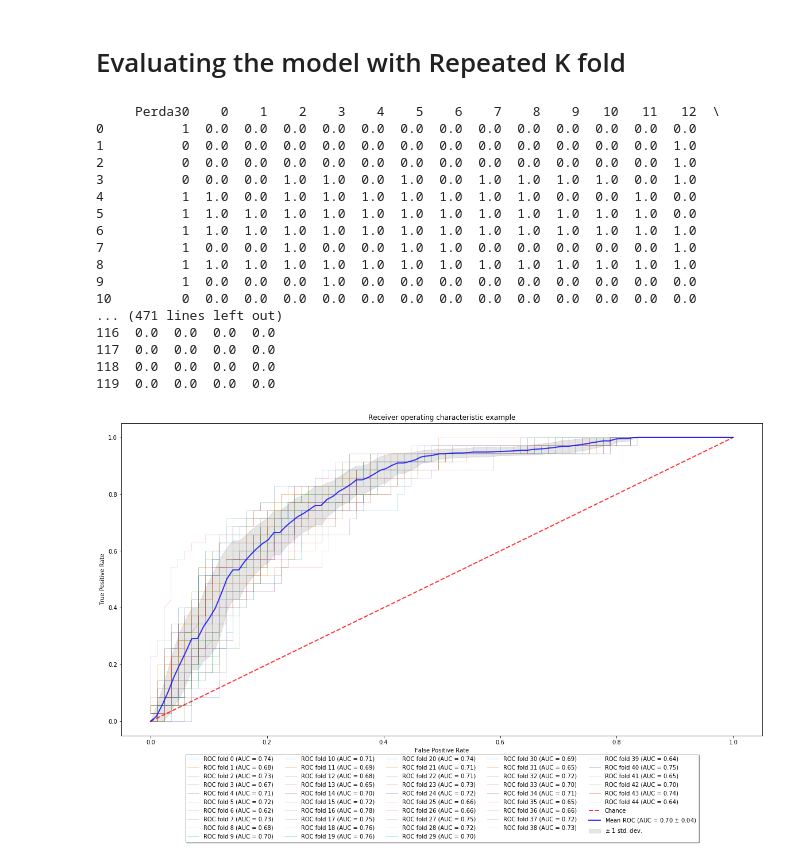
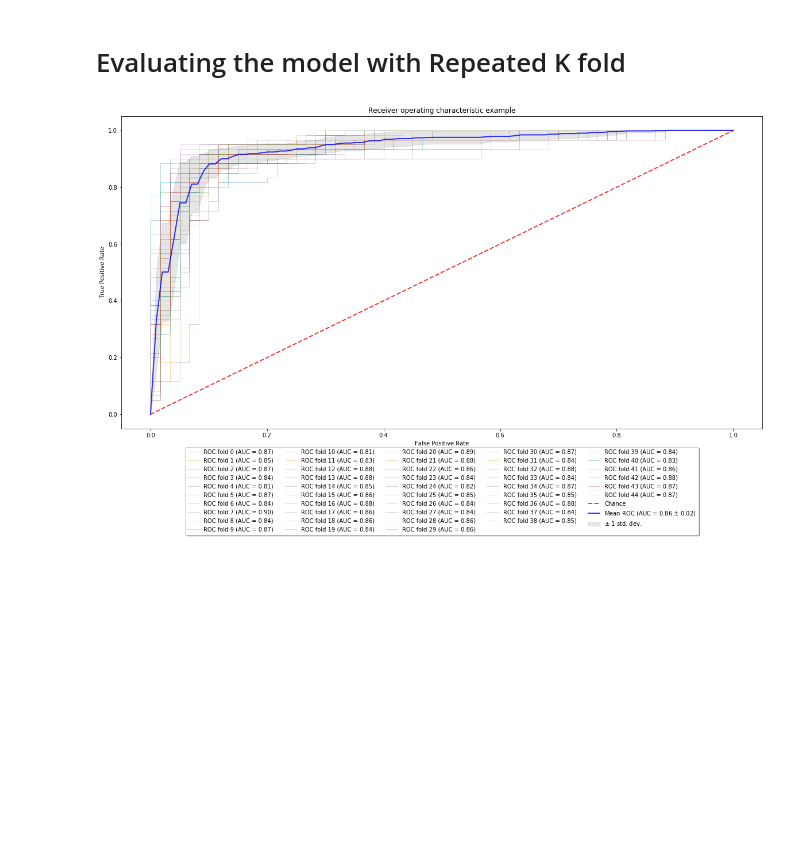
Before and after one commit to giovanimachado/mSc, a Jupyter notebook: mlModelsRandomForestKFoldLooRepeated.ipynb, the cells around one changed output. Cells and saved outputs as stored; diff of their text form; code cells hidden in the pictures; blank space fills up the shorter version.

Commit message:
Use train and validation with cross validation.

```diff
--- a/mlModelsRandomForestKFoldLooRepeated.ipynb
+++ b/mlModelsRandomForestKFoldLooRepeated.ipynb
@@ -268,11 +275,13 @@ RandomForestClassifier(bootstrap=False, class_weight=None,
+# %%
+max_depth=5
 # %%
 final_model = RandomForestClassifier(bootstrap=False, class_weight=None,
-            criterion='entropy', max_depth=6, max_features='auto',
+            criterion='entropy', max_depth=max_depth, max_features='auto',
             max_leaf_nodes=None, min_impurity_decrease=0.0,
             min_impurity_split=None, min_samples_leaf=1,
             min_samples_split=2, min_weight_fraction_leaf=0.0,
             n_estimators=1000, n_jobs=-1, oob_score=False, random_state=42,
-            verbose=0, warm_start=True)
+            verbose=0, warm_start=False)
 # %% [markdown]
 ## Predicting the Classes in Trainning Set
 # %%
@@ -370,34 +361,0 @@ vc = 0
-# %%
-if vc = 1:
-
-    print(__doc__)
-
-    param_range = np.arange(1, 800, 2)
-
-    train_scores, test_scores = validation_curve(
-        final_model, X, y, param_name="n_estimators", param_range=param_range,
-        cv=10, scoring="roc_auc", n_jobs=-1)
-
-    train_scores_mean = np.mean(train_scores, axis=1)
-    train_scores_std = np.std(train_scores, axis=1)
-    test_scores_mean = np.mean(test_scores, axis=1)
-    test_scores_std = np.std(test_scores, axis=1)
-
-    plt.title("Validation Curve with RF")
-    plt.xlabel("$\gamma$")
-    plt.ylabel("AUC")
-    #plt.ylim(0.0, 1.1)
-    #plt.xlim(-1, 22)
-    lw = 2
-    plt.semilogx(param_range, train_scores_mean, label="Training score",
-                 color="darkorange", lw=lw)
-    plt.fill_between(param_range, train_scores_mean - train_scores_std,
-                     train_scores_mean + train_scores_std, alpha=0.2,
-                     color="darkorange", lw=lw)
-    plt.semilogx(param_range, test_scores_mean, label="Cross-validation score",
-                 color="navy", lw=lw)
-    plt.fill_between(param_range, test_scores_mean - test_scores_std,
-                     test_scores_mean + test_scores_std, alpha=0.2,
-                     color="navy", lw=lw)
-    plt.legend(loc="best")
-    plt.show()
@@ -411,7 +367,7 @@ loo.get_n_splits(dfFase1)
 # %% [output]
 120
 # %%
-for train, test in loo.split(dfFase1):
+for train, test in loo.split(X_train):
      print("%s %s" % (train, test))
 # %% [output]
 [  1   2   3   4   5   6   7   8   9  10  11  12  13  14  15  16  17  18
@@ -647,24 +603,7 @@ classifier = RandomForestClassifier(bootstrap=False, class_weight=None,
 # %%
-accuracy_scores, precision_scores, recall_scores, auc_scores, result_pred = perform_repeated_cv(X_train, y_train, classifier)
+accuracy_scores, precision_scores, recall_scores, auc_scores, result_pred = perform_repeated_cv(X_train, y_train, final_model)
 # %% [output]
-     Perda30    0    1    2    3    4    5    6    7    8    9   10   11   12  \
-0          1  0.0  0.0  0.0  0.0  0.0  0.0  0.0  0.0  0.0  0.0  0.0  0.0  0.0
-1          0  0.0  0.0  0.0  0.0  0.0  0.0  0.0  0.0  0.0  0.0  0.0  0.0  1.0
-2          0  0.0  0.0  0.0  0.0  0.0  0.0  0.0  0.0  0.0  0.0  0.0  0.0  1.0
-3          0  0.0  0.0  1.0  1.0  0.0  1.0  0.0  1.0  1.0  1.0  1.0  0.0  1.0
-4          1  1.0  0.0  1.0  1.0  1.0  1.0  1.0  1.0  1.0  0.0  0.0  1.0  0.0
-5          1  1.0  1.0  1.0  1.0  1.0  1.0  1.0  1.0  1.0  1.0  1.0  1.0  0.0
-6          1  1.0  1.0  1.0  1.0  1.0  1.0  1.0  1.0  1.0  1.0  1.0  1.0  1.0
-7          1  0.0  0.0  1.0  0.0  0.0  1.0  1.0  0.0  0.0  0.0  0.0  0.0  1.0
-8          1  1.0  1.0  1.0  1.0  1.0  1.0  1.0  1.0  1.0  1.0  1.0  1.0  1.0
-9          1  0.0  0.0  0.0  1.0  0.0  0.0  0.0  0.0  0.0  0.0  0.0  0.0  0.0
-10         0  0.0  0.0  0.0  0.0  0.0  0.0  0.0  0.0  0.0  0.0  0.0  0.0  0.0
-... (471 lines left out)
-116  0.0  0.0  0.0  0.0
-117  0.0  0.0  0.0  0.0
-118  0.0  0.0  0.0  0.0
-119  0.0  0.0  0.0  0.0
-[figure, old version]
+[figure, new version]
 # %%
 print(accuracy_scores, accuracy_scores.size)
 # %% [output]
```
Also changed, not shown: parts of 51 cells of this notebook, 3 other files.
